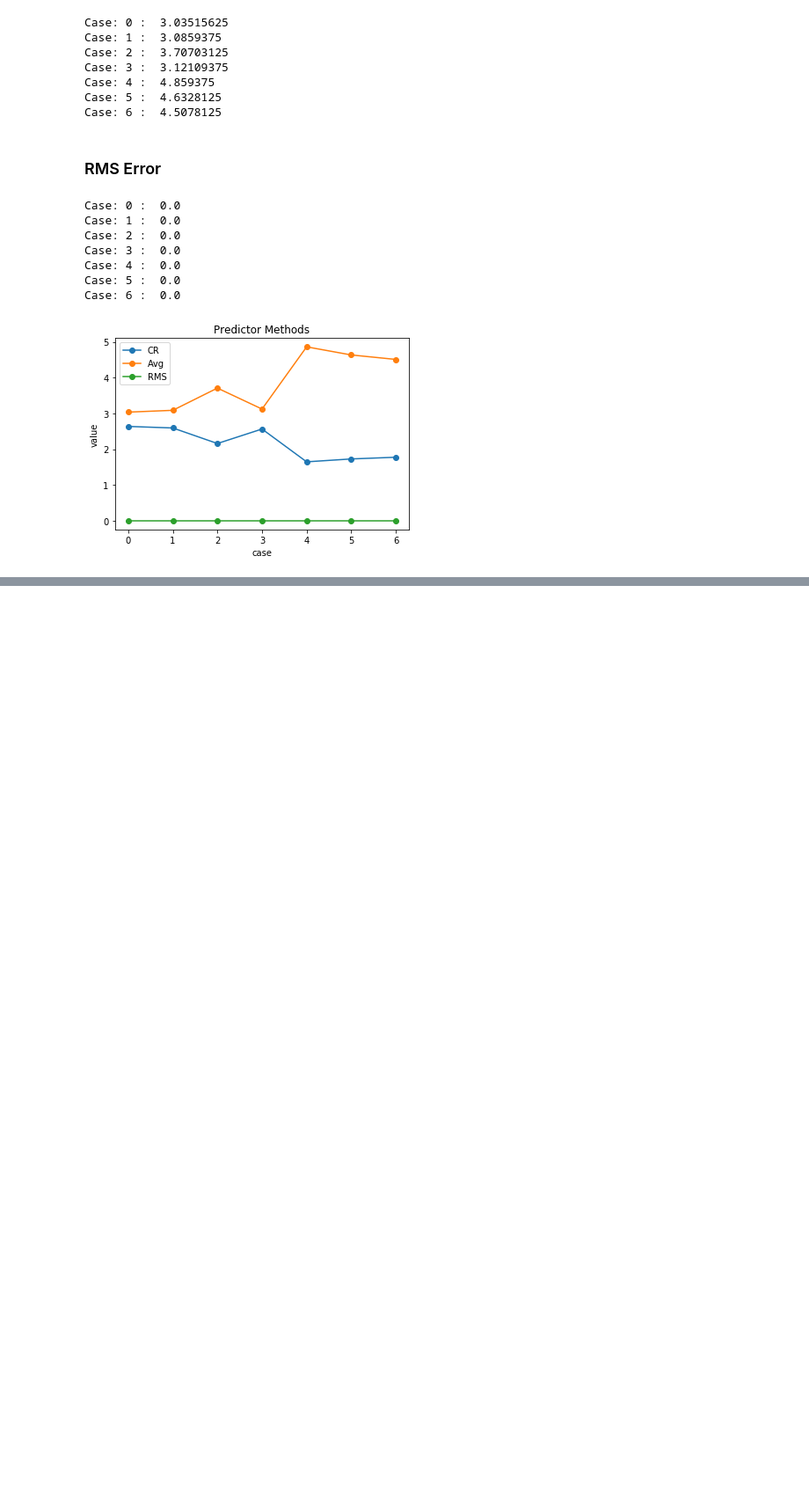
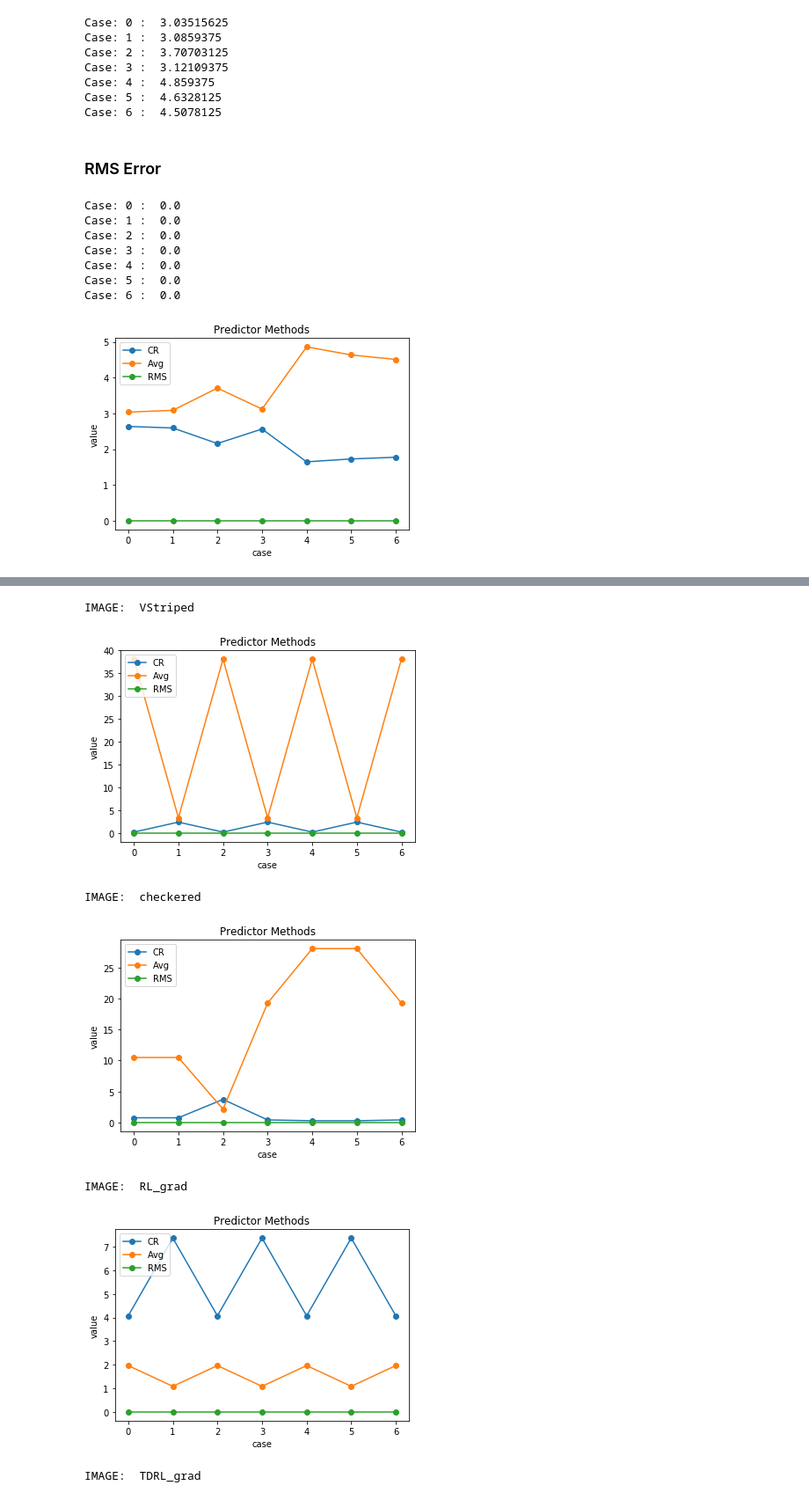
Before and after one commit to JackBurdick/MM_JPEG_report, a Jupyter notebook: Untitled.ipynb, the cells around one changed output, grey strips where cells are left out. Shown: that part at 88% size. Drawn from its saved outputs; the diff is of its cells as text; code cells hidden in the pictures; blank space fills up the shorter version.

```diff
--- a/Untitled.ipynb
+++ b/Untitled.ipynb
@@ -849,0 +986,27 @@ plt.show()
+# %%
+def calculate_all_metics_wrapper(original_image, recreated_img, reImg_list, bin_string_list):
+    i = 0
+    metrics_rms_list = []
+    for i_img in reImg_list:
+        val = calulate_RMS_error(original_image, i_img)
+        metrics_rms_list.append(val)
+        # print("Case:", i, ": ", val)
+        i += 1
+
+    i = 0
+    metrics_bitsPix_list = []
+    for i_BS in bin_string_list:
+        recreated_img = reImg_list[i]
+        avg_bitsPerPix = calculate_avg_bitsPerPix(recreated_img, i_BS)
+        metrics_bitsPix_list.append(avg_bitsPerPix)
+        # print("Case:", i, ": ", avg_bitsPerPix)
+        i += 1
+
+    i = 0
+    metrics_cr_list = []
+    for i_BS in bin_string_list:
+        compression_ratio = calculate_compression_ratio(original_image, i_BS)
+        metrics_cr_list.append(compression_ratio)
+        # print("Case:", i, ": ", compression_ratio)
+        i += 1
+    return metrics_rms_list, metrics_bitsPix_list, metrics_cr_list
@@ -849,0 +1073,14 @@ plt.show()
+# %%
+case_index = 0
+for new_img in new_imgs_vals:
+    print("IMAGE: ", new_img_labels[case_index])
+    calculate_new_metrics_display_plot(new_img)
+    case_index += 1
+# %% [output]
+IMAGE:  VStriped
+[figure, added]
+IMAGE:  checkered
+[figure, added]
+IMAGE:  RL_grad
+[figure, added]
+IMAGE:  TDRL_grad
```
Also changed, not shown: parts of 29 cells of this notebook, 7 other files.
